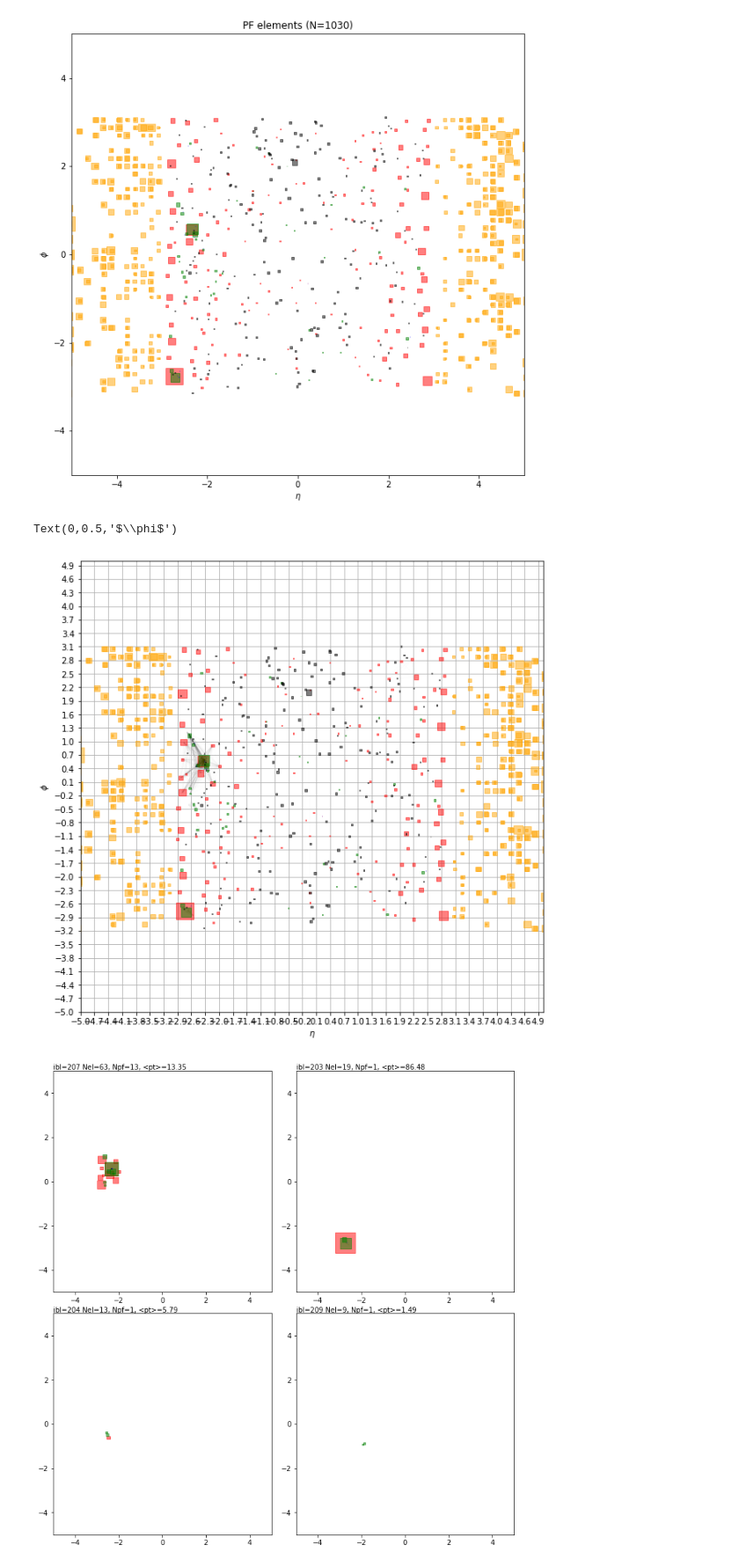
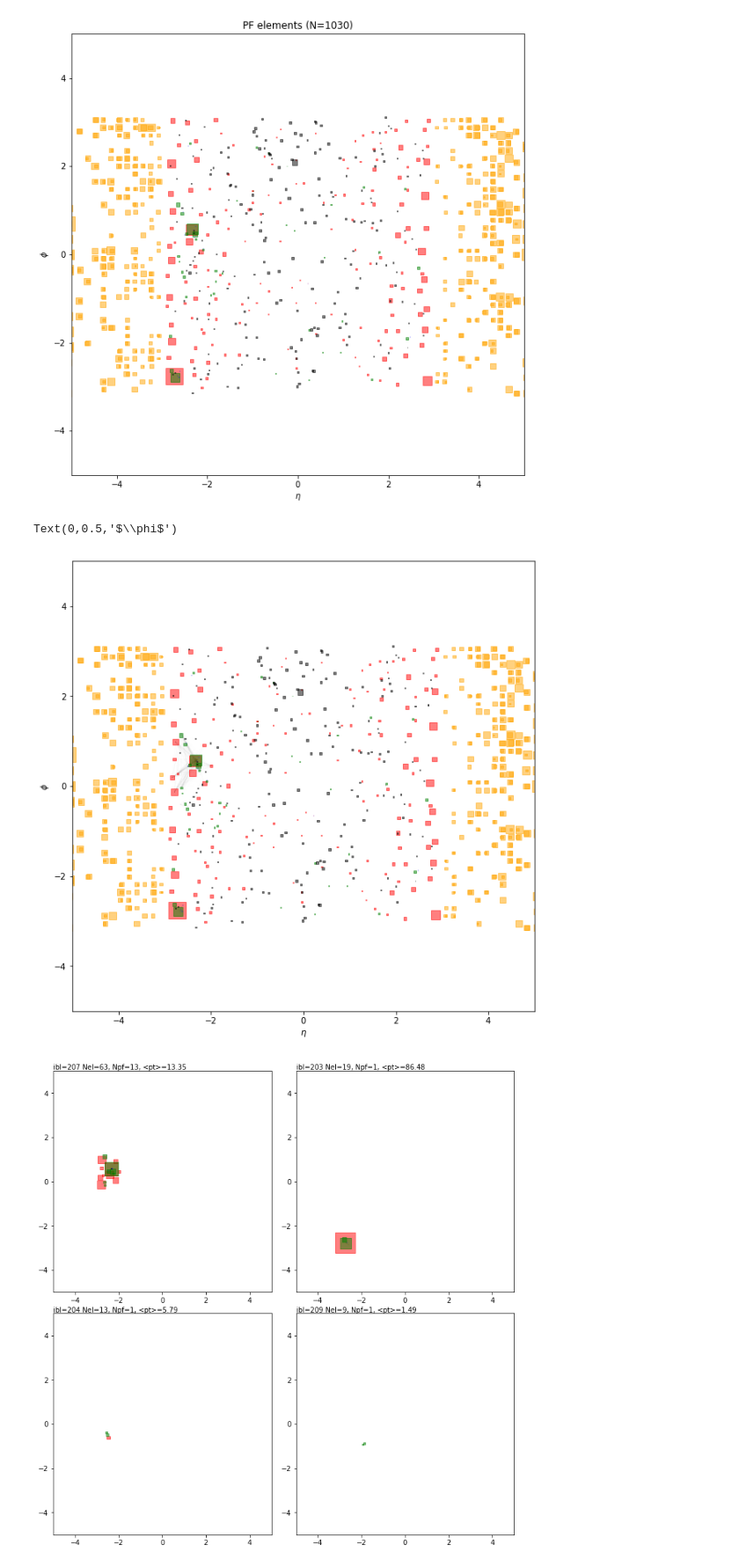
Before and after one commit to jpata/cmsanalysis, a Jupyter notebook: notebooks/particleflow.ipynb, the cells around one changed output. Shown: that part at 88% size. Saved outputs shown, nothing was run; the diff lists cells and outputs as text; code cells hidden in the pictures.

```diff
--- a/notebooks/particleflow.ipynb
+++ b/notebooks/particleflow.ipynb
@@ -238,14 +20,0 @@ plt.tight_layout()
-# %%
-pt = p[0, 0:300:3]
-phi = p[0, 2:300:3]
-x = pt*np.cos(phi)
-y = pt*np.sin(phi)
-
-plt.figure(figsize=(5,5))
-plt.scatter(x,y, marker=".", alpha=0.5)
-
-pt2 = ys[idx, 0:300:3]
-phi2 = ys[idx, 2:300:3]
-x2 = pt2*np.cos(phi2)
-y2 = pt2*np.sin(phi2)
-plt.scatter(x2, y2, marker=".", alpha=0.5)
@@ -260,12 +26,8 @@ def get_index_triu_vector(i, j, vecsize):
     k -= missing
     return k
 # %%
-fn = "/Users/joosep/Documents/caltech/pfvalidation/out2.root"
+fn = "/Users/joosep/Documents/caltech/pfvalidation/out.root"
 fi = uproot.open(fn)
 tree = fi.get("pftree")
 data = tree.arrays(tree.keys())
 data = {str(k, 'ascii'): v for k, v in data.items()}
-
-tree2 = fi.get("linktree")
-linkdata = tree2.arrays(tree2.keys())
-linkdata = {str(k, 'ascii'): v for k, v in linkdata.items()}
@@ -386,27 +254,27 @@ Text(0,0.5,'$\\phi$')
 # %%
 plt.figure(figsize=(10, 10))
 plt.xlim(-5,5)
 plt.ylim(-5,5)
 nx.draw(pfgraph,
         pos=node_pos,
         node_size=[node_sizes[n] for n in pfgraph.nodes],
         node_color=[node_colors[n] for n in pfgraph.nodes],
         node_shape="s",
-        alpha=0.5, width=0.01
+        alpha=0.5, width=0.001
 )
-plt.xticks(np.arange(-5,5,0.3))
-plt.yticks(np.arange(-5,5,0.3))
+#plt.xticks(np.arange(-5,5,0.3))
+#plt.yticks(np.arange(-5,5,0.3))
 
-plt.grid()
+#plt.grid()
 # plt.xlabel("cluster x / scaled track px")
 # plt.ylabel("cluster y / scaled track px")
 # plt.title("PF elements with blocks")
 plt.axis('on')
 plt.xlabel("$\eta$")
 plt.ylabel("$\phi$")
 # %% [output]
 Text(0,0.5,'$\\phi$')
-[figure, old version]
+[figure, new version]
 # %%
 biggest_clusters = sorted([
     (k, items_block[k]) for k in items_block.keys()], reverse=True, key=lambda x: len(x[1])
```
Also changed, not shown: parts of 31 cells of this notebook.
